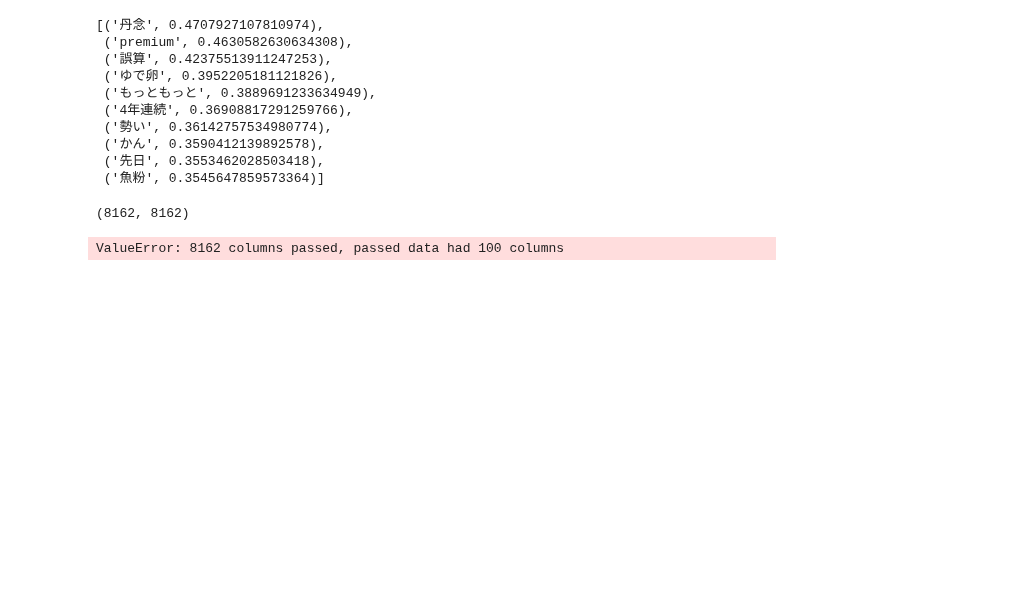
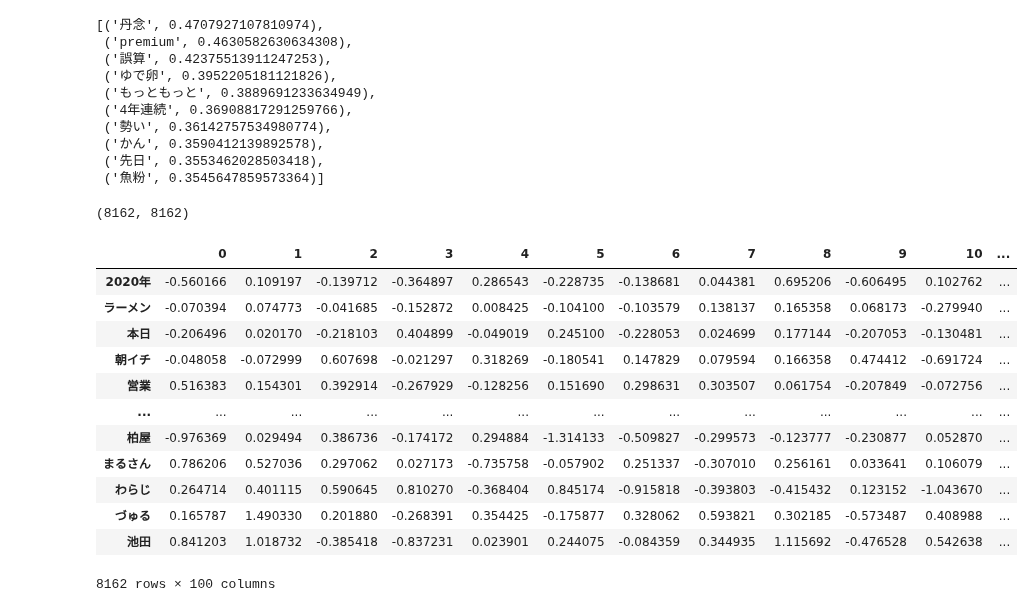
Before and after one commit to MakotoDataiku/tabelog-meiten, a Jupyter notebook: ipython_notebooks/word2vec model experiment.ipynb, the cells around one changed output. Cells and saved outputs as stored; diff of their text form; code cells hidden in the pictures; blank space fills up the shorter version.

```diff
--- a/ipython_notebooks/word2vec model experiment.ipynb
+++ b/ipython_notebooks/word2vec model experiment.ipynb
@@ -76,6 +76,20 @@ len(vocab), len(vectors)
 # %% [output]
 (8162, 8162)
 # %%
-vocab_df = pd.DataFrame(vectors, columns=vocab)
+vocab_df = pd.DataFrame(vectors, index=vocab)
-# %% [output]
-ValueError: 8162 columns passed, passed data had 100 columns
+# %%
+vocab_df
+# %% [output]
+|  | 0 | 1 | 2 | 3 | 4 | 5 | 6 | 7 | 8 | 9 | 10 | ... |
+| 2020年 | -0.560166 | 0.109197 | -0.139712 | -0.364897 | 0.286543 | -0.228735 | -0.138681 | 0.044381 | 0.695206 | -0.606495 | 0.102762 | ... |
+| ラーメン | -0.070394 | 0.074773 | -0.041685 | -0.152872 | 0.008425 | -0.104100 | -0.103579 | 0.138137 | 0.165358 | 0.068173 | -0.279940 | ... |
+| 本日 | -0.206496 | 0.020170 | -0.218103 | 0.404899 | -0.049019 | 0.245100 | -0.228053 | 0.024699 | 0.177144 | -0.207053 | -0.130481 | ... |
+| 朝イチ | -0.048058 | -0.072999 | 0.607698 | -0.021297 | 0.318269 | -0.180541 | 0.147829 | 0.079594 | 0.166358 | 0.474412 | -0.691724 | ... |
+| 営業 | 0.516383 | 0.154301 | 0.392914 | -0.267929 | -0.128256 | 0.151690 | 0.298631 | 0.303507 | 0.061754 | -0.207849 | -0.072756 | ... |
+| ... | ... | ... | ... | ... | ... | ... | ... | ... | ... | ... | ... | ... |
+| 柏屋 | -0.976369 | 0.029494 | 0.386736 | -0.174172 | 0.294884 | -1.314133 | -0.509827 | -0.299573 | -0.123777 | -0.230877 | 0.052870 | ... |
+| まるさん | 0.786206 | 0.527036 | 0.297062 | 0.027173 | -0.735758 | -0.057902 | 0.251337 | -0.307010 | 0.256161 | 0.033641 | 0.106079 | ... |
+| わらじ | 0.264714 | 0.401115 | 0.590645 | 0.810270 | -0.368404 | 0.845174 | -0.915818 | -0.393803 | -0.415432 | 0.123152 | -1.043670 | ... |
+| づゅる | 0.165787 | 1.490330 | 0.201880 | -0.268391 | 0.354425 | -0.175877 | 0.328062 | 0.593821 | 0.302185 | -0.573487 | 0.408988 | ... |
+| 池田 | 0.841203 | 1.018732 | -0.385418 | -0.837231 | 0.023901 | 0.244075 | -0.084359 | 0.344935 | 1.115692 | -0.476528 | 0.542638 | ... |
+8162 rows × 100 columns
```
